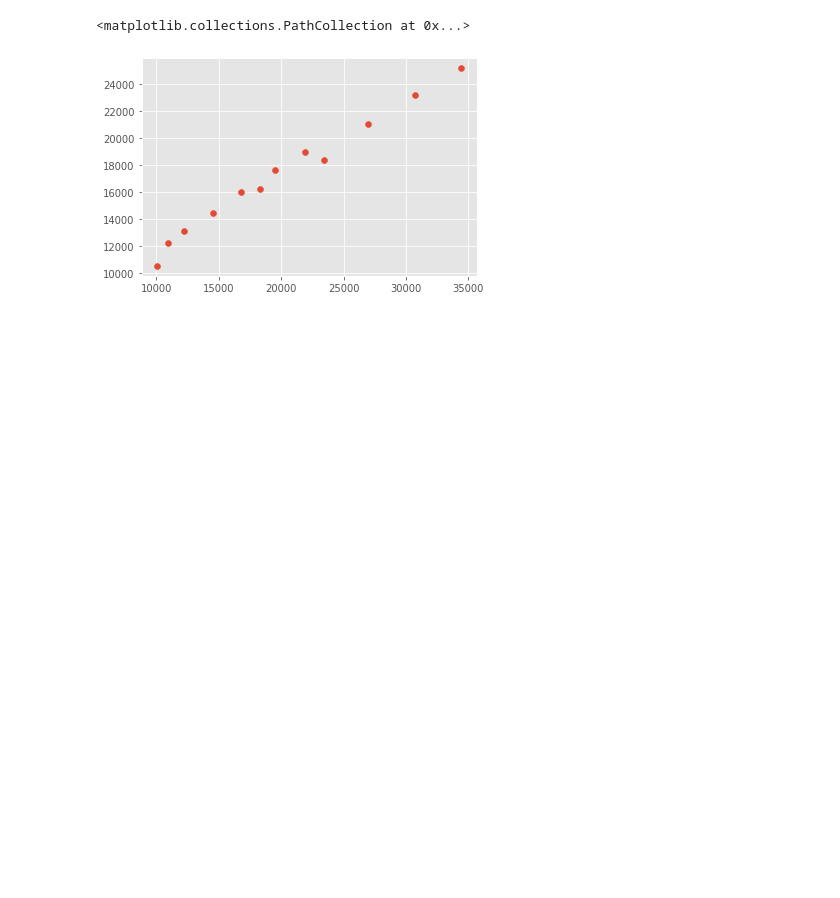
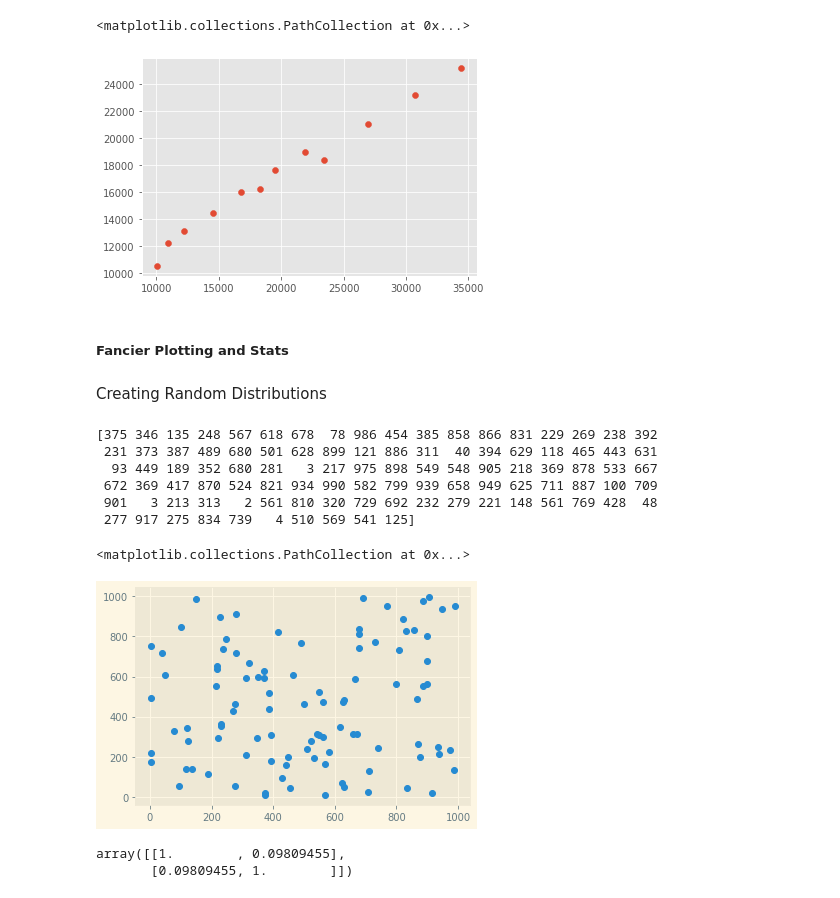
Before and after one commit to trana20/PracComp22, a Jupyter notebook: PracComp22.ipynb, the cells around one changed output. Saved outputs shown, nothing was run; the diff lists cells and outputs as text; code cells hidden in the pictures; blank space fills up the shorter version.

```diff
--- a/PracComp22.ipynb
+++ b/PracComp22.ipynb
@@ -580,5 +580,34 @@ plt.scatter(gdp_australia,gpd_nz)
 # %% [output]
 <matplotlib.collections.PathCollection at 0x...>
 [figure]
+# %% [markdown]
+##### Fancier Plotting and Stats
+# %% [markdown]
+Creating Random Distributions
+# %%
+%matplotlib inline
+import matplotlib.pyplot as plt
+
+import numpy as np
+randx = np.random.randint(0,1000, size=100)
+print(randx)
+# %% [output]
+[375 346 135 248 567 618 678  78 986 454 385 858 866 831 229 269 238 392
+ 231 373 387 489 680 501 628 899 121 886 311  40 394 629 118 465 443 631
+  93 449 189 352 680 281   3 217 975 898 549 548 905 218 369 878 533 667
+ 672 369 417 870 524 821 934 990 582 799 939 658 949 625 711 887 100 709
+ 901   3 213 313   2 561 810 320 729 692 232 279 221 148 561 769 428  48
+ 277 917 275 834 739   4 510 569 541 125]
+# %%
+randy = np.random.randint(0,1000,size=100)
 # %%
-plt.style.use(ggp.)
+plt.style.use('Solarize_Light2')
+plt.scatter(randx,randy)
+# %% [output]
+<matplotlib.collections.PathCollection at 0x...>
+[figure, added]
+# %%
+np.corrcoef(randx,randy)
+# %% [output]
+array([[1.        , 0.09809455],
+       [0.09809455, 1.        ]])
```
Also changed, not shown: parts of 52 cells of this notebook.
